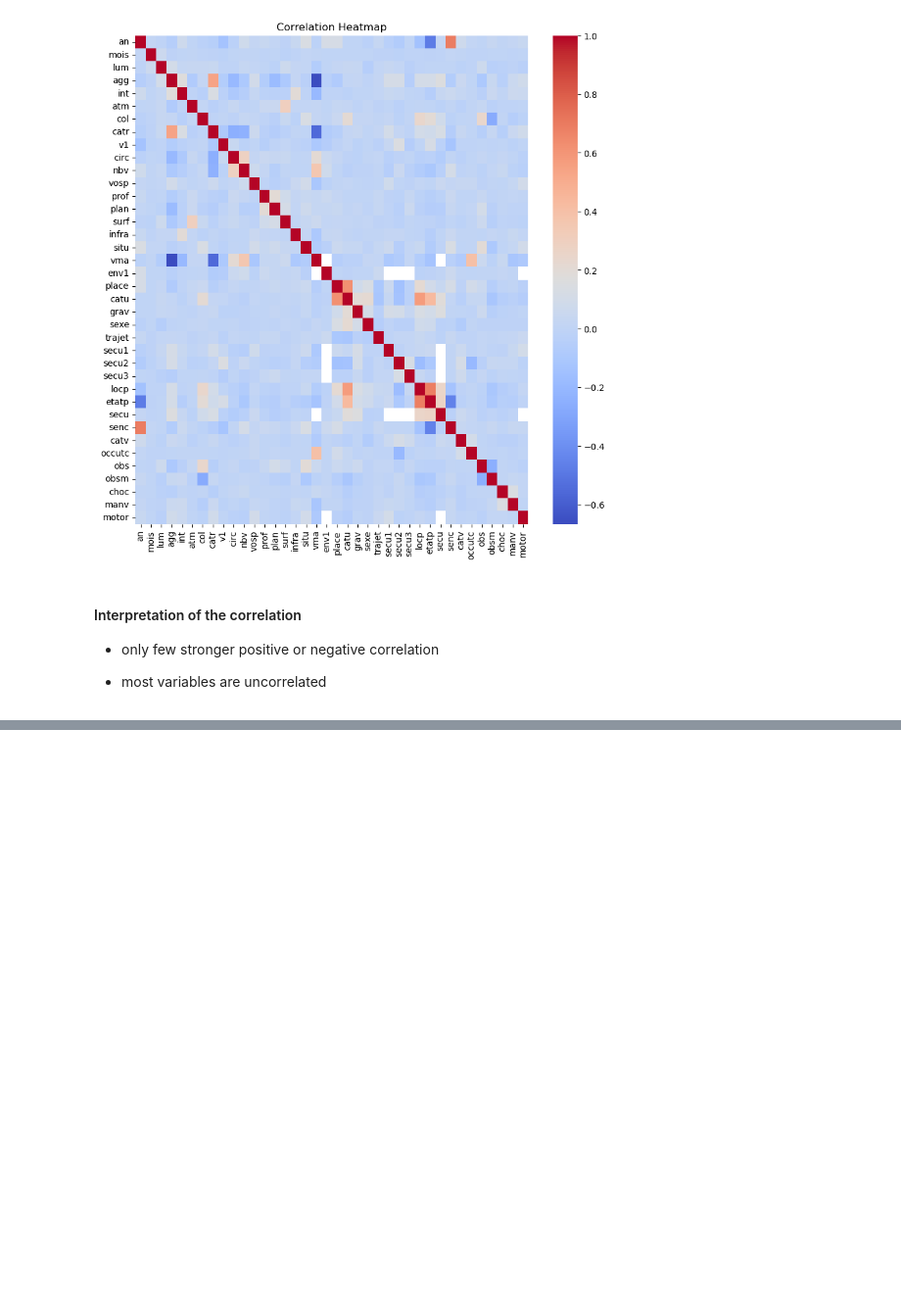
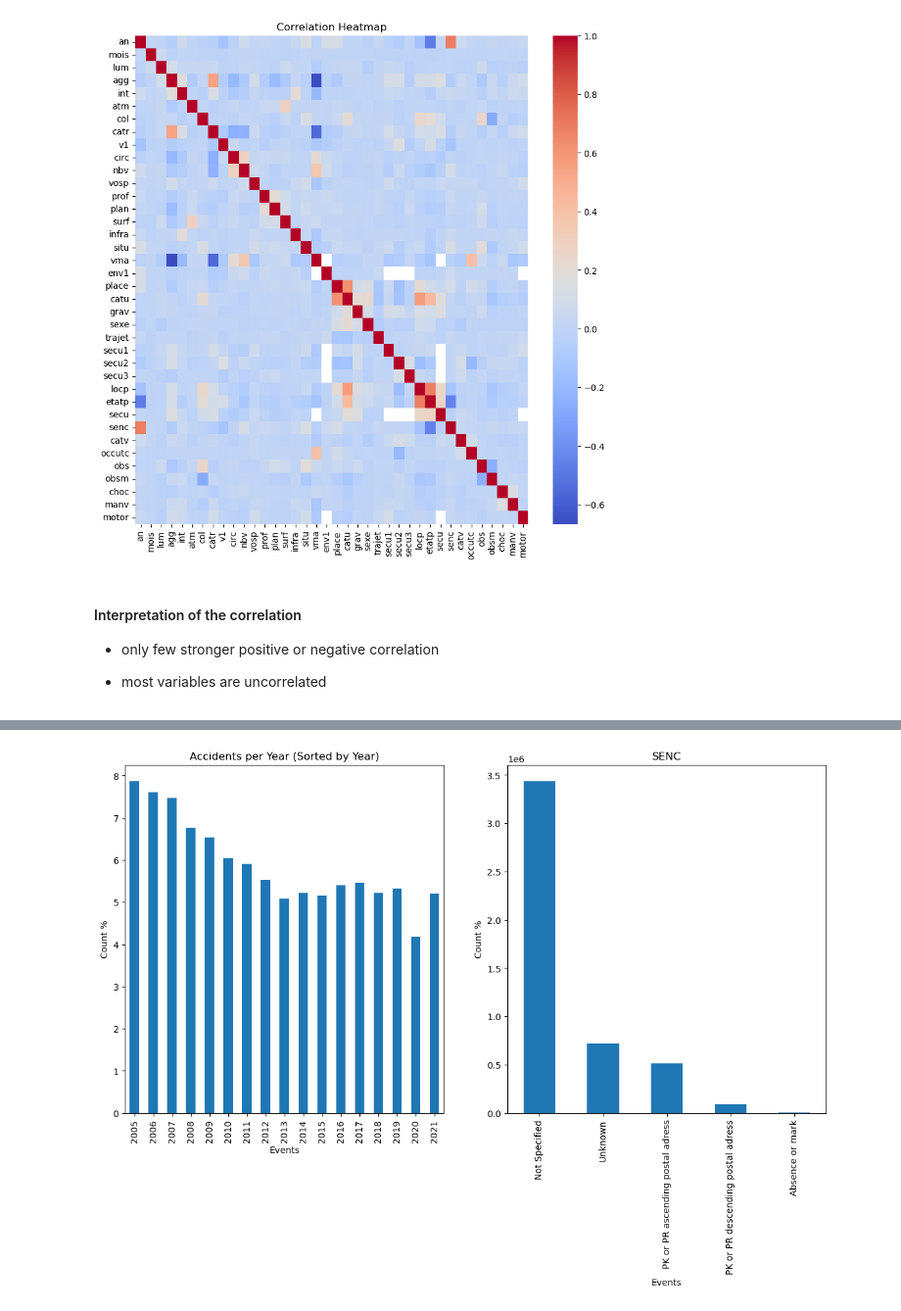
Before and after one commit to tiagoru/Road_accidents_france, a Jupyter notebook: 230615_mar23_accidents_sprint1.ipynb, the cells around one changed output, grey strips where cells are left out. Shown at 98% size. Drawn from its saved outputs; the diff is of its cells as text; code cells hidden in the pictures; blank space fills up the shorter version.

Commit message:
Update 230615_mar23_accidents_sprint1.ipynb
graphics based on the correlation and other things

```diff
--- a/230615_mar23_accidents_sprint1.ipynb
+++ b/230615_mar23_accidents_sprint1.ipynb
@@ -79,0 +106,53 @@ plt.show()
+# %%
+
+event_counts = df['an'].value_counts()
+
+# Calculate the event percentages
+event_percentages = (event_counts / event_counts.sum()) * 100
+
+# Sort the event percentages by year (index) in ascending order
+event_percentages_sorted = event_percentages.sort_index()
+
+# Create a figure and set the size
+plt.figure(figsize=(14, 7))
+
+# Plot the event percentages sorted by year
+plt.subplot(1, 2, 1)
+event_percentages_sorted.plot.bar()
+
+# Add labels and title to the plot
+plt.xlabel('Events')
+plt.ylabel('Count %')
+plt.title('Accidents per Year (Sorted by Year)')
+
+
+# event_counts = merged_df['col_df'].value_counts()
+event_counts = df['senc'].value_counts()
+
+# Plot the event counts
+plt.subplot(1, 2, 2)
+event_counts.plot.bar()
+
+labels = ['Not Specified', 'Unknown', 'PK or PR ascending postal adress', 'PK or PR descending postal adress', 'Absence or mark']#, 'error1','error2', 'error3','error4']
+# Add labels and title to the plot
+#plt.xticks(range(len(event_counts)), labels)
+#plt.xlabel('Event')
+#plt.ylabel('Count')
+#plt.title('SENC ')
+
+event_percentages = (event_counts / event_counts.sum()) * 100
+plt.subplot(1, 2, 2)
+event_percentages.plot.bar()
+# Add labels and title to the plot
+plt.xticks(range(len(event_percentages)), labels)
+plt.xlabel('Events')
+plt.ylabel('Count %')
+plt.title('SENC')
+
+
+# Display the plot
+plt.show()
+# Display the plot
+plt.show()
+# %% [output]
+[figure, added]
```
Also changed, not shown: parts of 5 cells of this notebook.
